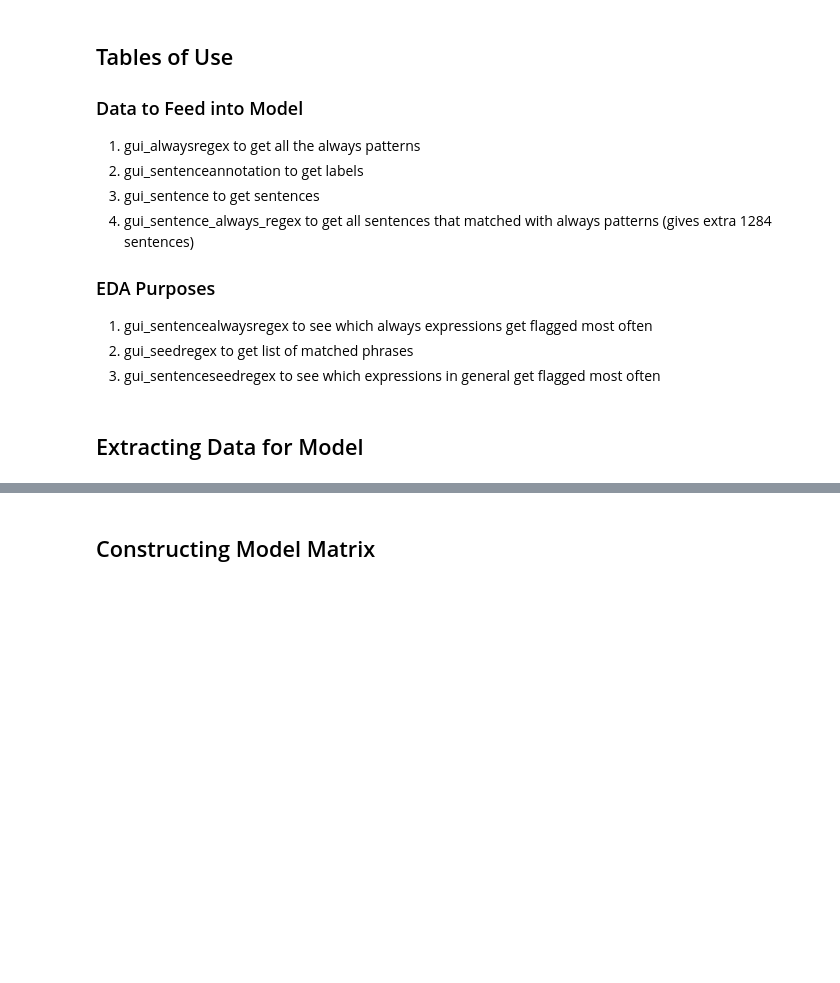
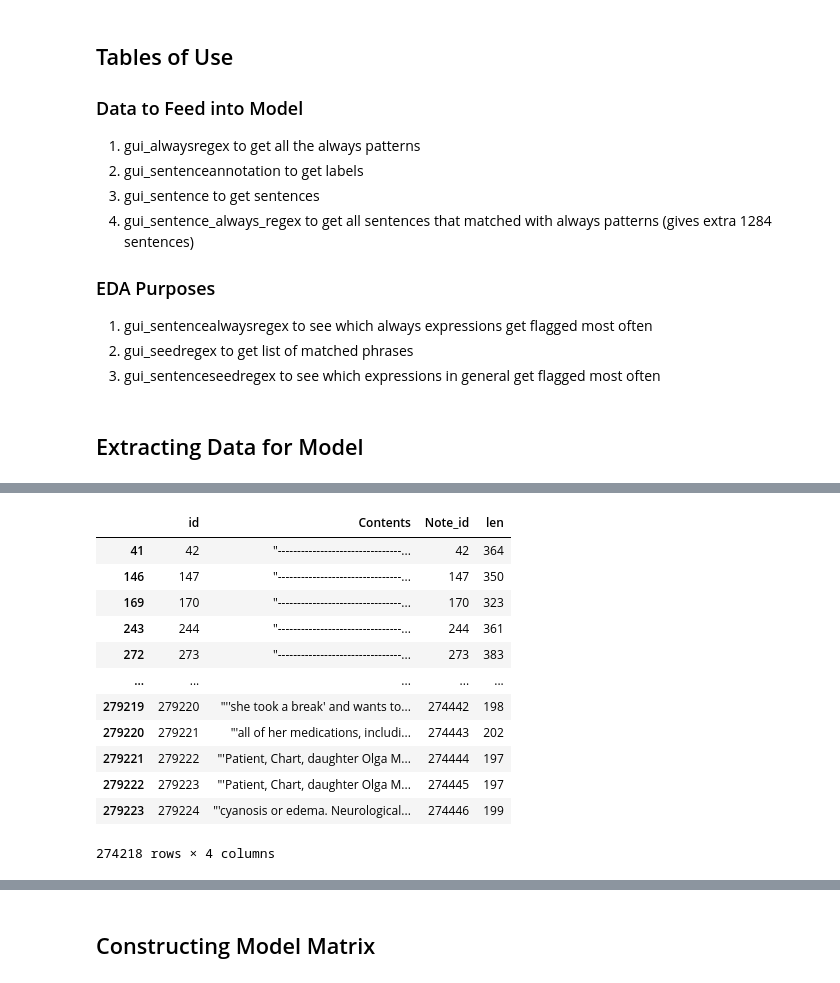
Before and after one commit to anaconda121/NeuraHealth, a Jupyter notebook: EDA/Extracting Data from DB.ipynb, the cells around one changed output, grey strips where cells are left out. Saved outputs shown, nothing was run; the diff lists cells and outputs as text; code cells hidden in the pictures; blank space fills up the shorter version.

```diff
--- a/EDA/Extracting Data from DB.ipynb
+++ b/EDA/Extracting Data from DB.ipynb
@@ -86,2 +88,18 @@ sentences
+# %%
+sentences[sentences['len'] < 400]
+# %% [output]
+|  | id | Contents | Note_id | len |
+| 41 | 42 | "--------------------------------... | 42 | 364 |
+| 146 | 147 | "--------------------------------... | 147 | 350 |
+| 169 | 170 | "--------------------------------... | 170 | 323 |
+| 243 | 244 | "--------------------------------... | 244 | 361 |
+| 272 | 273 | "--------------------------------... | 273 | 383 |
+| ... | ... | ... | ... | ... |
+| 279219 | 279220 | "''she took a break' and wants to... | 274442 | 198 |
+| 279220 | 279221 | "'all of her medications, includi... | 274443 | 202 |
+| 279221 | 279222 | "'Patient, Chart, daughter Olga M... | 274444 | 197 |
+| 279222 | 279223 | "'Patient, Chart, daughter Olga M... | 274445 | 197 |
+| 279223 | 279224 | "'cyanosis or edema. Neurological... | 274446 | 199 |
+274218 rows × 4 columns
 # %%
 always_pattern_sentences = pd.read_sql_query("Select * from gui_sentencealwaysregex", db)
```
Also changed, not shown: parts of 26 cells of this notebook.
